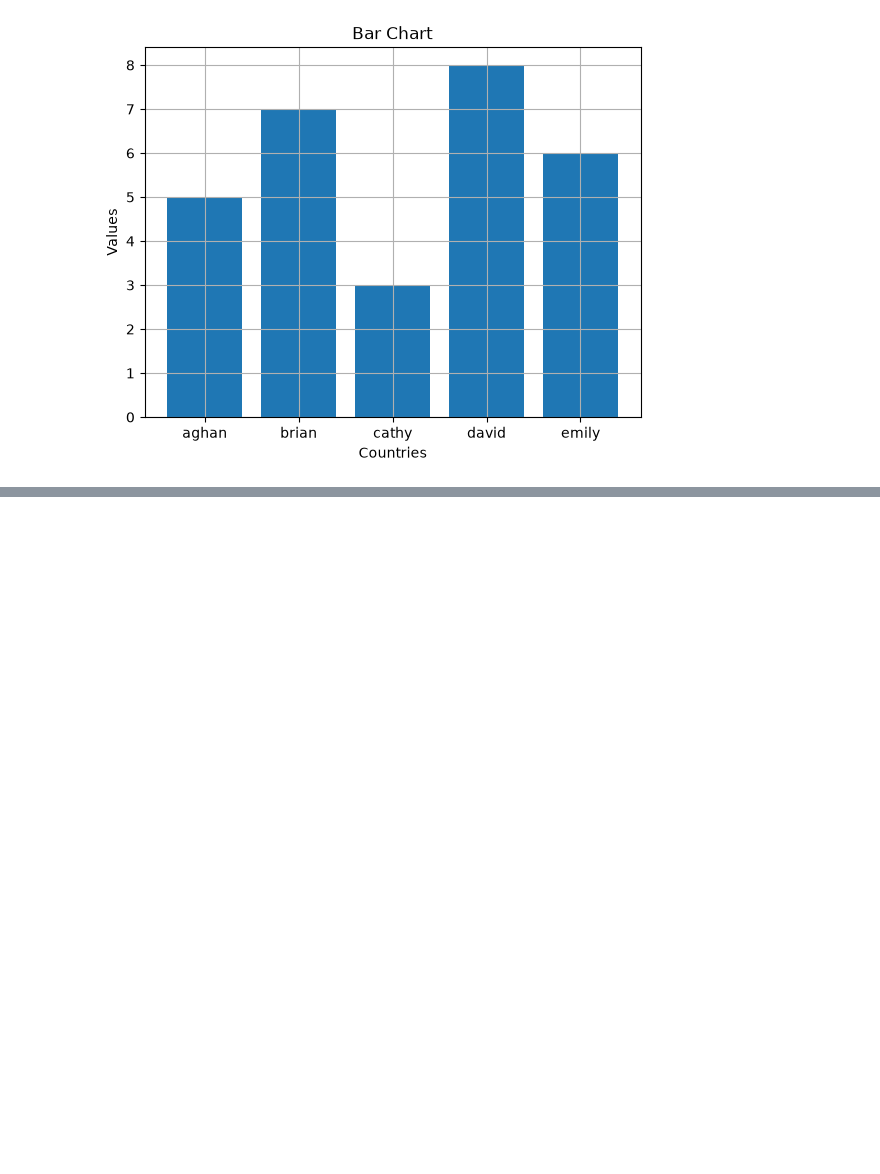
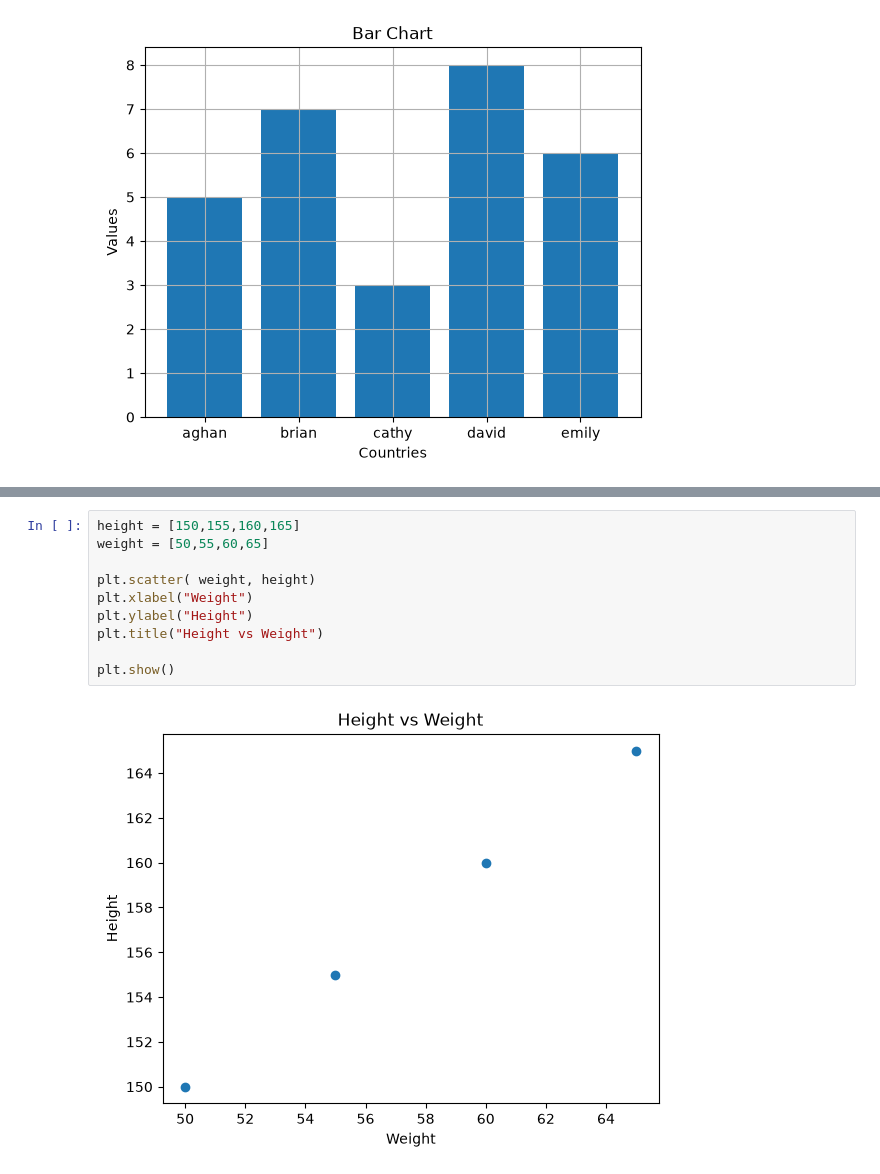
Before and after one commit to akmal-05/101-Python-for-Data-Science, a Jupyter notebook: D16_Matplotlib.ipynb, the cells around one changed output, grey strips where cells are left out. Drawn from its saved outputs; the diff is of its cells as text; blank space fills up the shorter version.

```diff
--- a/D16_Matplotlib.ipynb
+++ b/D16_Matplotlib.ipynb
@@ -38,0 +70,12 @@ plt.show()
+# %%
+height = [150,155,160,165]
+weight = [50,55,60,65]
+
+plt.scatter( weight, height)
+plt.xlabel("Weight")
+plt.ylabel("Height")
+plt.title("Height vs Weight")
+
+plt.show()
+# %% [output]
+[figure, added]
```
Also changed, not shown: parts of 4 cells of this notebook.
